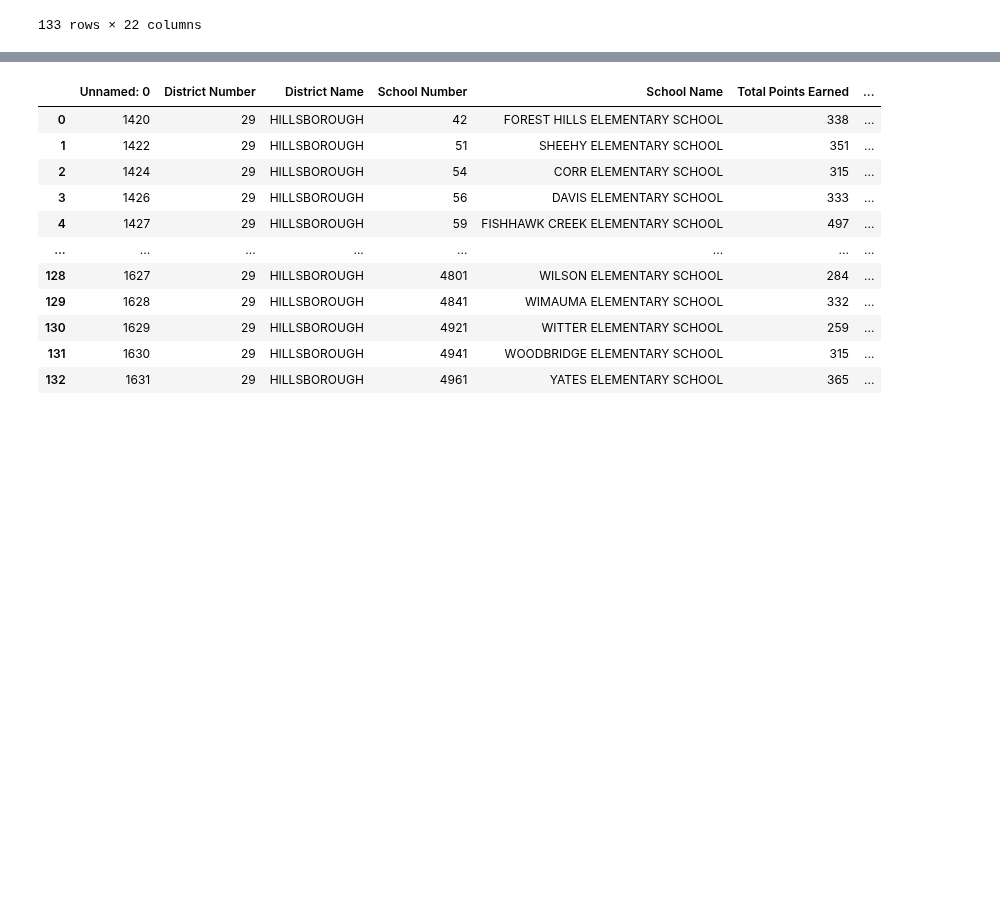
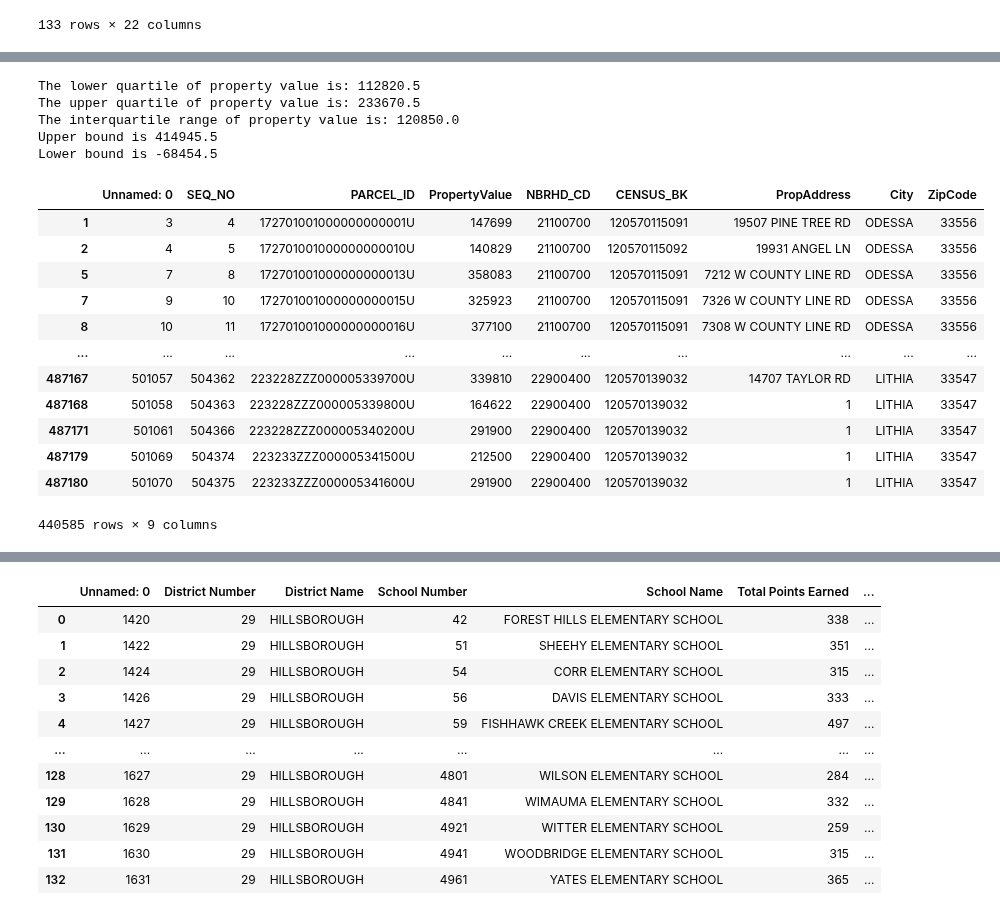
Before and after one commit to gregb23/Project1_Group4, a Jupyter notebook: KS/school_visuals.ipynb, the cells around one changed output, grey strips where cells are left out. Drawn from its saved outputs; the diff is of its cells as text; code cells hidden in the pictures; blank space fills up the shorter version.

```diff
--- a/KS/school_visuals.ipynb
+++ b/KS/school_visuals.ipynb
@@ -69 +72,41 @@ home_values
+# %%
+# Calculate the IQR
+q3 = home_values["PropertyValue"].quantile(q=.75)
+q1 = home_values["PropertyValue"].quantile(q=.25)
+iqr = q3 - q1
+
+print(f"The lower quartile of property value is: {q1}")
+print(f"The upper quartile of property value is: {q3}")
+print(f"The interquartile range of property value is: {iqr}")
+
+# Use the Interquartile Rule to find outliers
+upper_bound = q3 + (iqr * 1.5)
+lower_bound = q1 - (iqr * 1.5)
+
+print(f"Upper bound is {upper_bound}")
+print(f"Lower bound is {lower_bound}")
+
+index_outlier = home_values[(home_values['PropertyValue'] < lower_bound) | (home_values['PropertyValue'] > upper_bound)].index
+
+home_values_clean = home_values.drop(index_outlier, inplace = False)
+home_values_clean
+# %% [output]
+The lower quartile of property value is: 112820.5
+The upper quartile of property value is: 233670.5
+The interquartile range of property value is: 120850.0
+Upper bound is 414945.5
+Lower bound is -68454.5
+|  | Unnamed: 0 | SEQ_NO | PARCEL_ID | PropertyValue | NBRHD_CD | CENSUS_BK | PropAddress | City | ZipCode |
+| 1 | 3 | 4 | 172701001000000000001U | 147699 | 21100700 | 120570115091 | 19507 PINE TREE RD | ODESSA | 33556 |
+| 2 | 4 | 5 | 172701001000000000010U | 140829 | 21100700 | 120570115092 | 19931 ANGEL LN | ODESSA | 33556 |
+| 5 | 7 | 8 | 172701001000000000013U | 358083 | 21100700 | 120570115091 | 7212 W COUNTY LINE RD | ODESSA | 33556 |
+| 7 | 9 | 10 | 172701001000000000015U | 325923 | 21100700 | 120570115091 | 7326 W COUNTY LINE RD | ODESSA | 33556 |
+| 8 | 10 | 11 | 172701001000000000016U | 377100 | 21100700 | 120570115091 | 7308 W COUNTY LINE RD | ODESSA | 33556 |
+| ... | ... | ... | ... | ... | ... | ... | ... | ... | ... |
+| 487167 | 501057 | 504362 | 223228ZZZ000005339700U | 339810 | 22900400 | 120570139032 | 14707 TAYLOR RD | LITHIA | 33547 |
+| 487168 | 501058 | 504363 | 223228ZZZ000005339800U | 164622 | 22900400 | 120570139032 | 1 | LITHIA | 33547 |
+| 487171 | 501061 | 504366 | 223228ZZZ000005340200U | 291900 | 22900400 | 120570139032 | 1 | LITHIA | 33547 |
+| 487179 | 501069 | 504374 | 223233ZZZ000005341500U | 212500 | 22900400 | 120570139032 | 1 | LITHIA | 33547 |
+| 487180 | 501070 | 504375 | 223233ZZZ000005341600U | 291900 | 22900400 | 120570139032 | 1 | LITHIA | 33547 |
+440585 rows × 9 columns
 # %%
```
Also changed, not shown: parts of 7 cells of this notebook.
